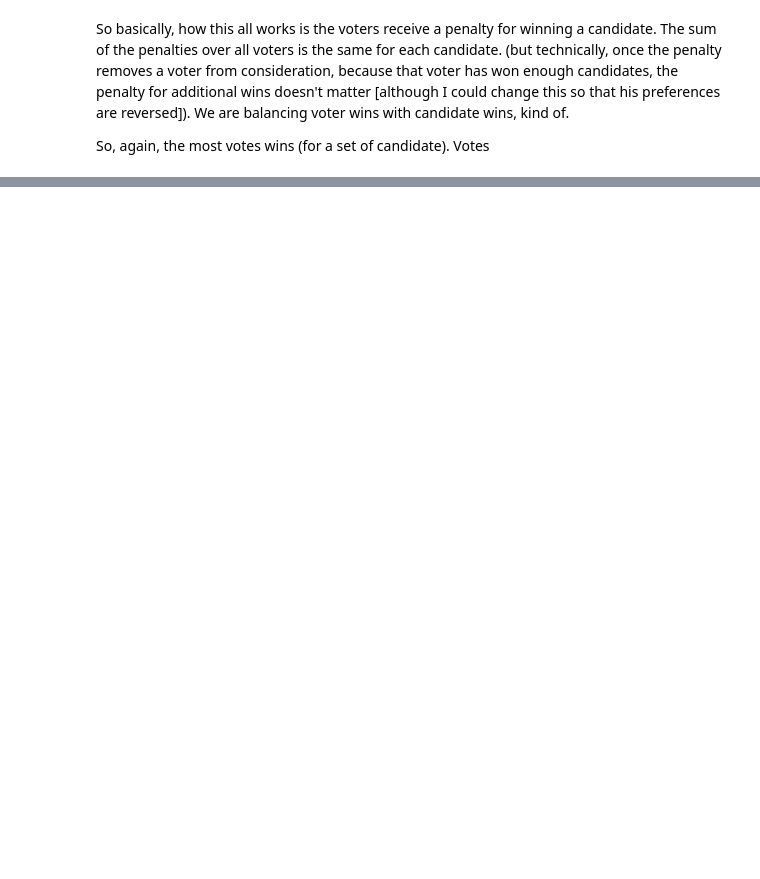
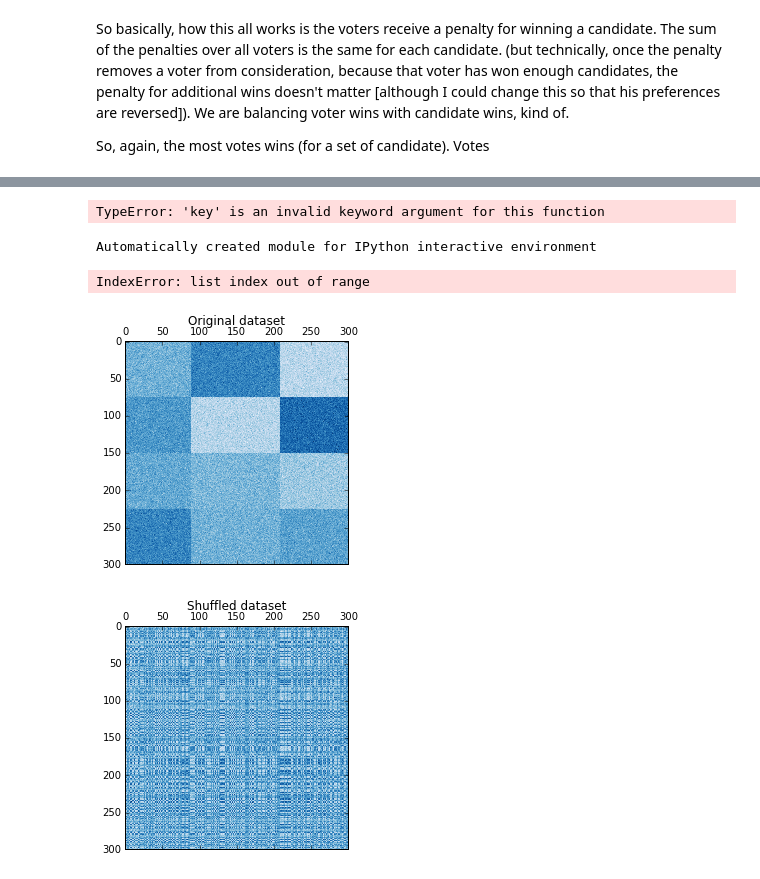
Before and after one commit to halfout/vote2, a Jupyter notebook: cluster_vote.ipynb, the cells around one changed output, grey strips where cells are left out. Cells and saved outputs as stored; diff of their text form; code cells hidden in the pictures; blank space fills up the shorter version.

```diff
--- a/cluster_vote.ipynb
+++ b/cluster_vote.ipynb
@@ -551,0 +677,60 @@ pc
+# %%
+tm = diag(totals) - dcdc
+#plt.imshow(tm, cmap=plt.cm.hot)
+b = copy.copy(tm)
+b.sort(key=lambda row: row[1:])
+b
+plt.imshow(b, cmap=plt.cm.hot)
+# %% [output]
+TypeError: 'key' is an invalid keyword argument for this function
+# %%
+print(__doc__)
+
+# Author: Kemal Eren <kemal@kemaleren.com>
+# License: BSD 3 clause
+
+import numpy as np
+from matplotlib import pyplot as plt
+
+from sklearn.datasets import make_checkerboard
+from sklearn.datasets import samples_generator as sg
+from sklearn.cluster.bicluster import SpectralBiclustering
+from sklearn.metrics import consensus_score
+
+n_clusters = (4, 3)
+data, rows, columns = make_checkerboard(
+    shape=(300, 300), n_clusters=n_clusters, noise=10,
+    shuffle=False, random_state=0)
+
+plt.matshow(data, cmap=plt.cm.Blues)
+plt.title("Original dataset")
+
+data, row_idx, col_idx = sg._shuffle(data, random_state=0)
+plt.matshow(data, cmap=plt.cm.Blues)
+plt.title("Shuffled dataset")
+
+model = SpectralBiclustering(n_clusters=n_clusters, method='log',
+                             random_state=0)
+model.fit(data)
+score = consensus_score(model.biclusters_,
+                        (rows[:, row_idx], columns[:, col_idx]))
+
+print("consensus score: {:.1f}".format(score))
+
+fit_data = data[np.argsort(model.row_labels_)]
+fit_data = fit_data[:, np.argsort(model.column_labels_)]
+
+plt.matshow(fit_data, cmap=plt.cm.Blues)
+plt.title("After biclustering; rearranged to show biclusters")
+
+plt.matshow(np.outer(np.sort(model.row_labels_) + 1,
+                     np.sort(model.column_labels_) + 1),
+            cmap=plt.cm.Blues)
+plt.title("Checkerboard structure of rearranged data")
+
+plt.show()
+# %% [output]
+Automatically created module for IPython interactive environment
+IndexError: list index out of range
+[figure, added]
+[figure, added]
```
Also changed, not shown: parts of 33 cells of this notebook.
